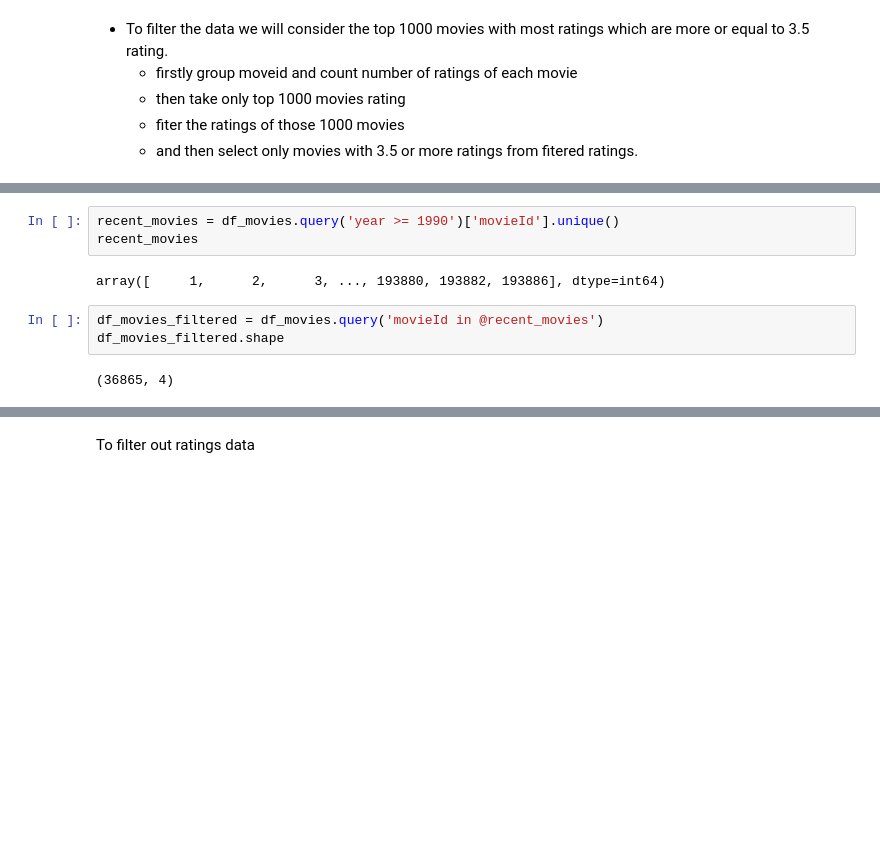
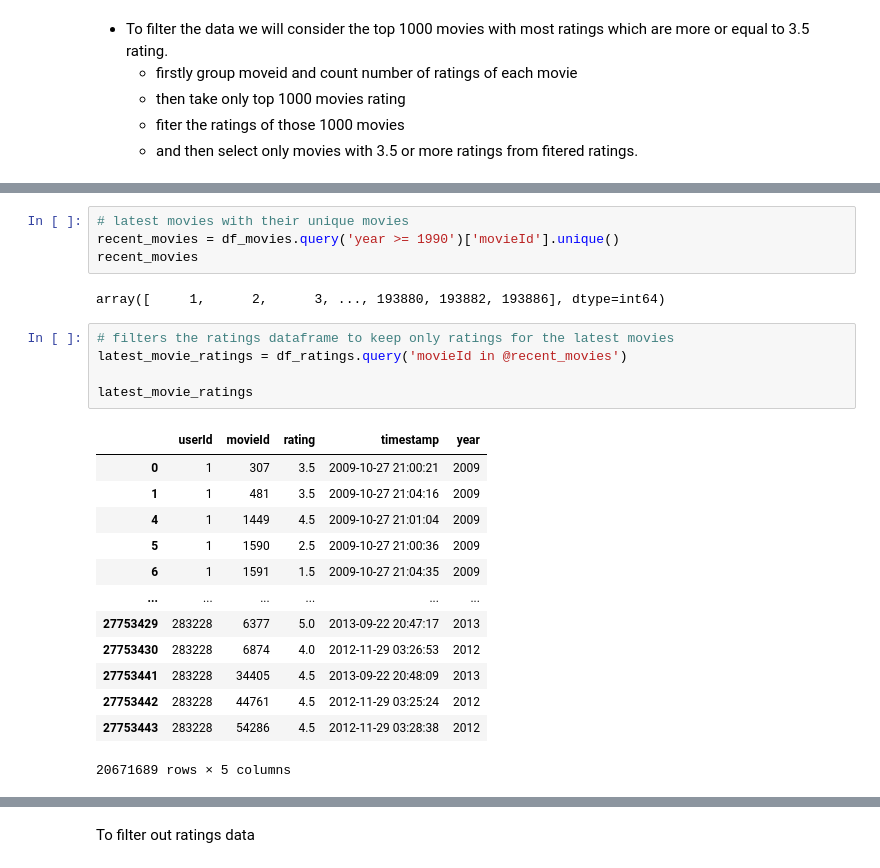
Before and after one commit to VineelaNedunuri/Machine-Learning-vineela-nedunuri, a Jupyter notebook: Labb/Rekommender_system.ipynb, the cells around one changed output, grey strips where cells are left out. Drawn from its saved outputs; the diff is of its cells as text; blank space fills up the shorter version.

```diff
--- a/Labb/Rekommender_system.ipynb
+++ b/Labb/Rekommender_system.ipynb
@@ -587,10 +591,25 @@ To filter out the movies data
 # %%
+# latest movies with their unique movies
 recent_movies = df_movies.query('year >= 1990')['movieId'].unique()
 recent_movies
 # %% [output]
 array([     1,      2,      3, ..., 193880, 193882, 193886], dtype=int64)
-# %%
-df_movies_filtered = df_movies.query('movieId in @recent_movies')
-df_movies_filtered.shape
-# %% [output]
-(36865, 4)
+# %%
+# filters the ratings dataframe to keep only ratings for the latest movies
+latest_movie_ratings = df_ratings.query('movieId in @recent_movies')
+
+latest_movie_ratings
+# %% [output]
+|  | userId | movieId | rating | timestamp | year |
+| 0 | 1 | 307 | 3.5 | 2009-10-27 21:00:21 | 2009 |
+| 1 | 1 | 481 | 3.5 | 2009-10-27 21:04:16 | 2009 |
+| 4 | 1 | 1449 | 4.5 | 2009-10-27 21:01:04 | 2009 |
+| 5 | 1 | 1590 | 2.5 | 2009-10-27 21:00:36 | 2009 |
+| 6 | 1 | 1591 | 1.5 | 2009-10-27 21:04:35 | 2009 |
+| ... | ... | ... | ... | ... | ... |
+| 27753429 | 283228 | 6377 | 5.0 | 2013-09-22 20:47:17 | 2013 |
+| 27753430 | 283228 | 6874 | 4.0 | 2012-11-29 03:26:53 | 2012 |
+| 27753441 | 283228 | 34405 | 4.5 | 2013-09-22 20:48:09 | 2013 |
+| 27753442 | 283228 | 44761 | 4.5 | 2012-11-29 03:25:24 | 2012 |
+| 27753443 | 283228 | 54286 | 4.5 | 2012-11-29 03:28:38 | 2012 |
+20671689 rows × 5 columns
```
Also changed, not shown: parts of 17 cells of this notebook.
